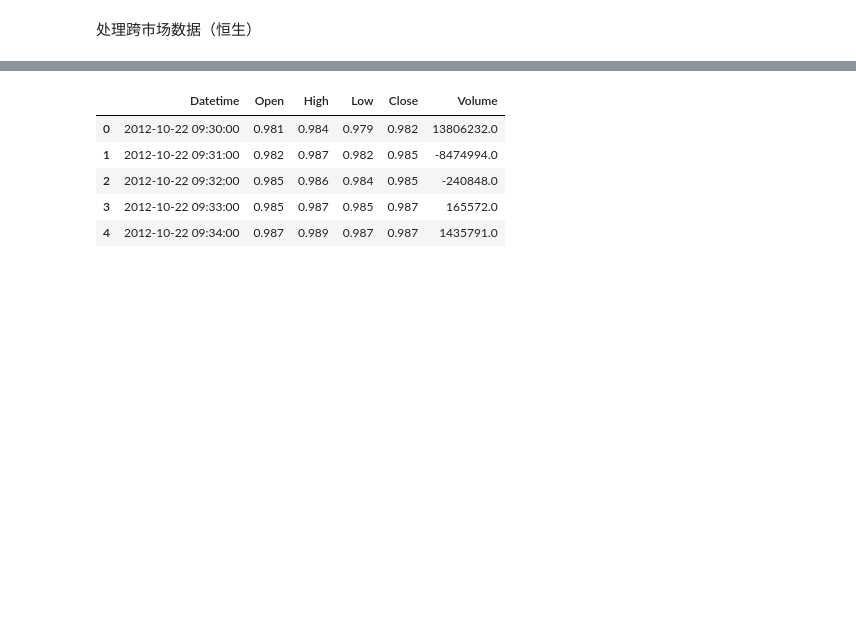
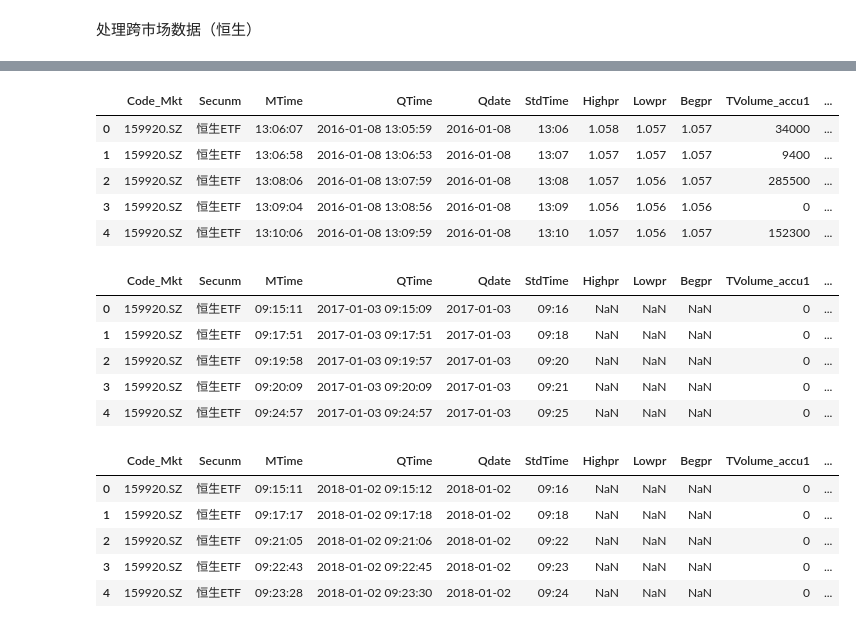
Before and after one commit to Seal1026/project_code, a Jupyter notebook: process_data.ipynb, the cells around one changed output, grey strips where cells are left out. Drawn from its saved outputs; the diff is of its cells as text; code cells hidden in the pictures; blank space fills up the shorter version.

```diff
--- a/process_data.ipynb
+++ b/process_data.ipynb
@@ -172,55 +195,31 @@ df.head(20)
 # %%
-# 导出 csv
-df = df_concat[['Qdate', 'StdTime', 'Highpr', 'Lowpr', 'Begpr', 'TVolume_accu1']].copy()
+# 识别raw_data文件夹下的所有以RESSET开头的xlsx文件
+files = [f for f in os.listdir("raw_data") if f.startswith("RESSET") and f.endswith(".xlsx")]
+dfs = []
+for file in files:
+    df = pd.read_excel(os.path.join("raw_data", file))
+    if '2019' in file or '2020' in file or '2021' in file:
+        df.columns = df.columns.str.split('_', n=1).str[-1]
+    display(df.head())
+    dfs.append(df)
 
-# 构建时间
-df["Datetime"] = pd.to_datetime(
-    df["Qdate"].astype(str) + " " + df["StdTime"].astype(str)
-)
-
-# 删原列
-df.drop(columns=["Qdate", "StdTime"], inplace=True)
-
-# 重命名
-df.rename(columns={
-    "Begpr": "Open",
-    "Highpr": "High",
-    "Lowpr": "Low"
-}, inplace=True)
-
-# 设为时间索引并排序
-df = df.set_index("Datetime")
-df = df.sort_index()
-
-# 只保留交易时段
-df = df.between_time("09:30", "15:01")
-
-# 如果 TVolume_accu1 是累计成交量，转成分钟成交量
-df["Volume"] = df.groupby(df.index.date)["TVolume_accu1"].diff()
-df["Volume"] = df["Volume"].fillna(df["TVolume_accu1"])
-df.drop(columns=["TVolume_accu1"], inplace=True)
-
-# 时间标签前移一分钟
-df.index = df.index - pd.Timedelta(minutes=1)
-
-# 用下一分钟 Open 构造当前分钟 Close
-df = df.groupby(df.index.date, group_keys=False).apply(
-    lambda x: x.assign(Close=x["Open"].shift(-1).fillna(x["Open"].iat[-1]))
-)
-
-# 调整列顺序
-df = df[["Open", "High", "Low", "Close", "Volume"]]
-
-# 导出前恢复普通列
-df = df.reset_index()
-
-display(df.head())
-
-df.to_csv("processed_data/prc_1_min_HK_2012-2021.csv", index=False, encoding="utf-8-sig")
+df_concat = pd.concat(dfs, ignore_index=True)
 # %% [output]
-|  | Datetime | Open | High | Low | Close | Volume |
-| 0 | 2012-10-22 09:30:00 | 0.981 | 0.984 | 0.979 | 0.982 | 13806232.0 |
-| 1 | 2012-10-22 09:31:00 | 0.982 | 0.987 | 0.982 | 0.985 | -8474994.0 |
-| 2 | 2012-10-22 09:32:00 | 0.985 | 0.986 | 0.984 | 0.985 | -240848.0 |
-| 3 | 2012-10-22 09:33:00 | 0.985 | 0.987 | 0.985 | 0.987 | 165572.0 |
-| 4 | 2012-10-22 09:34:00 | 0.987 | 0.989 | 0.987 | 0.987 | 1435791.0 |
+|  | Code_Mkt | Secunm | MTime | QTime | Qdate | StdTime | Highpr | Lowpr | Begpr | TVolume_accu1 | ... |
+| 0 | 159920.SZ | 恒生ETF | 13:06:07 | 2016-01-08 13:05:59 | 2016-01-08 | 13:06 | 1.058 | 1.057 | 1.057 | 34000 | ... |
+| 1 | 159920.SZ | 恒生ETF | 13:06:58 | 2016-01-08 13:06:53 | 2016-01-08 | 13:07 | 1.057 | 1.057 | 1.057 | 9400 | ... |
+| 2 | 159920.SZ | 恒生ETF | 13:08:06 | 2016-01-08 13:07:59 | 2016-01-08 | 13:08 | 1.057 | 1.056 | 1.057 | 285500 | ... |
+| 3 | 159920.SZ | 恒生ETF | 13:09:04 | 2016-01-08 13:08:56 | 2016-01-08 | 13:09 | 1.056 | 1.056 | 1.056 | 0 | ... |
+| 4 | 159920.SZ | 恒生ETF | 13:10:06 | 2016-01-08 13:09:59 | 2016-01-08 | 13:10 | 1.057 | 1.056 | 1.057 | 152300 | ... |
+|  | Code_Mkt | Secunm | MTime | QTime | Qdate | StdTime | Highpr | Lowpr | Begpr | TVolume_accu1 | ... |
+| 0 | 159920.SZ | 恒生ETF | 09:15:11 | 2017-01-03 09:15:09 | 2017-01-03 | 09:16 | NaN | NaN | NaN | 0 | ... |
+| 1 | 159920.SZ | 恒生ETF | 09:17:51 | 2017-01-03 09:17:51 | 2017-01-03 | 09:18 | NaN | NaN | NaN | 0 | ... |
+| 2 | 159920.SZ | 恒生ETF | 09:19:58 | 2017-01-03 09:19:57 | 2017-01-03 | 09:20 | NaN | NaN | NaN | 0 | ... |
+| 3 | 159920.SZ | 恒生ETF | 09:20:09 | 2017-01-03 09:20:09 | 2017-01-03 | 09:21 | NaN | NaN | NaN | 0 | ... |
+| 4 | 159920.SZ | 恒生ETF | 09:24:57 | 2017-01-03 09:24:57 | 2017-01-03 | 09:25 | NaN | NaN | NaN | 0 | ... |
+|  | Code_Mkt | Secunm | MTime | QTime | Qdate | StdTime | Highpr | Lowpr | Begpr | TVolume_accu1 | ... |
+| 0 | 159920.SZ | 恒生ETF | 09:15:11 | 2018-01-02 09:15:12 | 2018-01-02 | 09:16 | NaN | NaN | NaN | 0 | ... |
+| 1 | 159920.SZ | 恒生ETF | 09:17:17 | 2018-01-02 09:17:18 | 2018-01-02 | 09:18 | NaN | NaN | NaN | 0 | ... |
+| 2 | 159920.SZ | 恒生ETF | 09:21:05 | 2018-01-02 09:21:06 | 2018-01-02 | 09:22 | NaN | NaN | NaN | 0 | ... |
+| 3 | 159920.SZ | 恒生ETF | 09:22:43 | 2018-01-02 09:22:45 | 2018-01-02 | 09:23 | NaN | NaN | NaN | 0 | ... |
+| 4 | 159920.SZ | 恒生ETF | 09:23:28 | 2018-01-02 09:23:30 | 2018-01-02 | 09:24 | NaN | NaN | NaN | 0 | ... |
```
Also changed, not shown: parts of 9 cells of this notebook.
